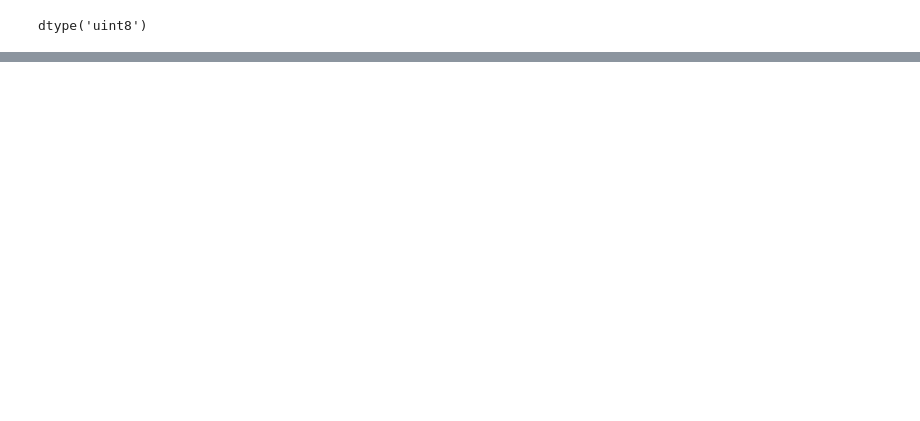
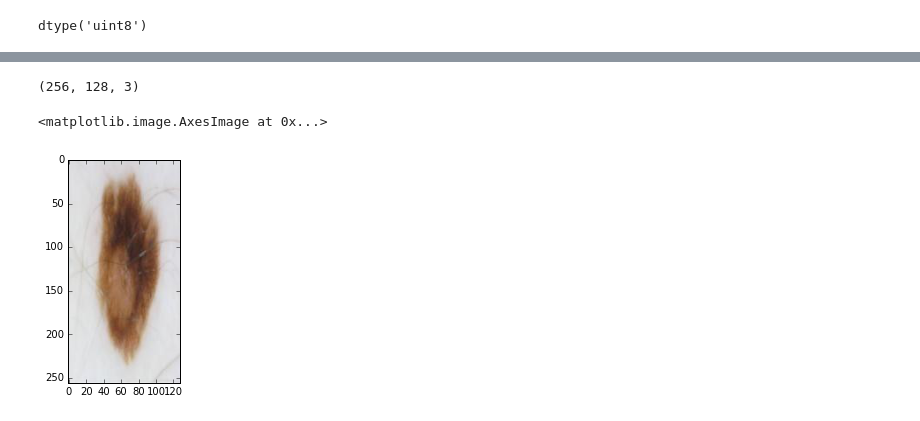
Before and after one commit to Gurupradeep/Cancer-Detection-and-Segmentation, a Jupyter notebook: Segmentation/Simple_segmentation_network.ipynb, the cells around one changed output, grey strips where cells are left out. Cells and saved outputs as stored; diff of their text form; code cells hidden in the pictures; blank space fills up the shorter version.

```diff
--- a/Segmentation/Simple_segmentation_network.ipynb
+++ b/Segmentation/Simple_segmentation_network.ipynb
@@ -94,0 +247,9 @@ np.save("y_test,npy", y_test)
+# %%
+x[3].shape
+# %% [output]
+(256, 128, 3)
+# %%
+plt.imshow(x[3])
+# %% [output]
+<matplotlib.image.AxesImage at 0x...>
+[figure, added]
```
Also changed, not shown: parts of 40 cells of this notebook.
